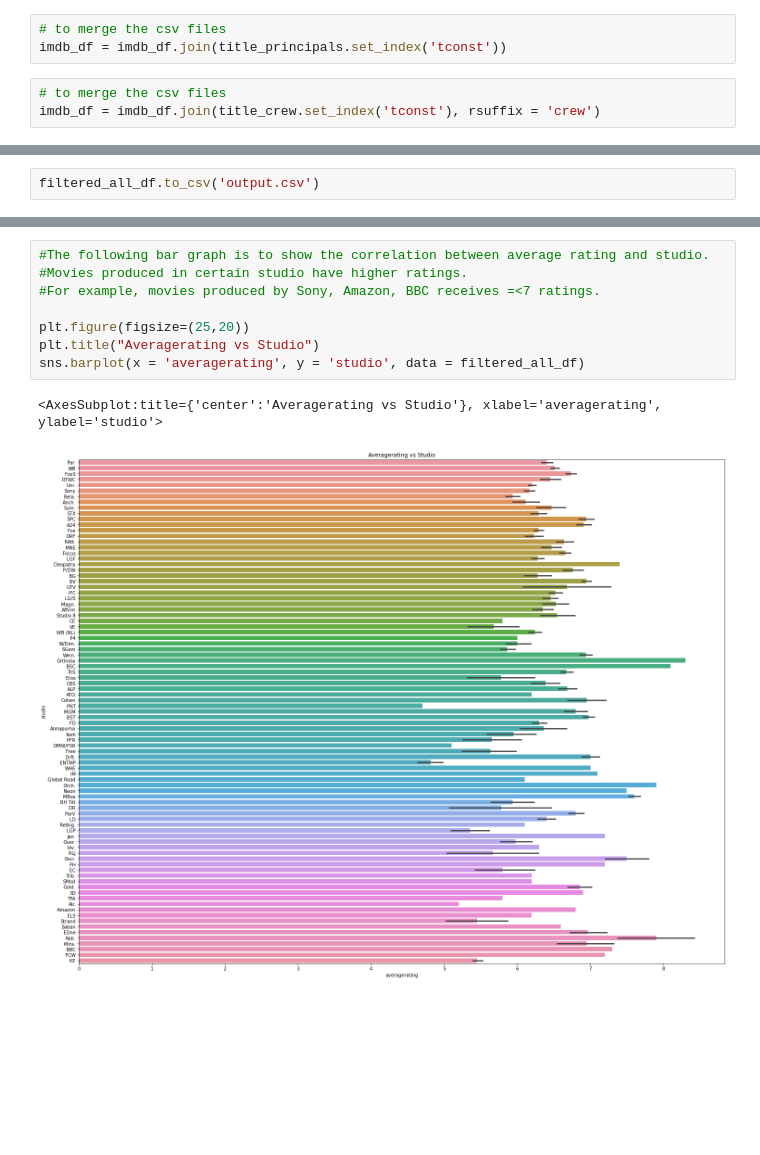
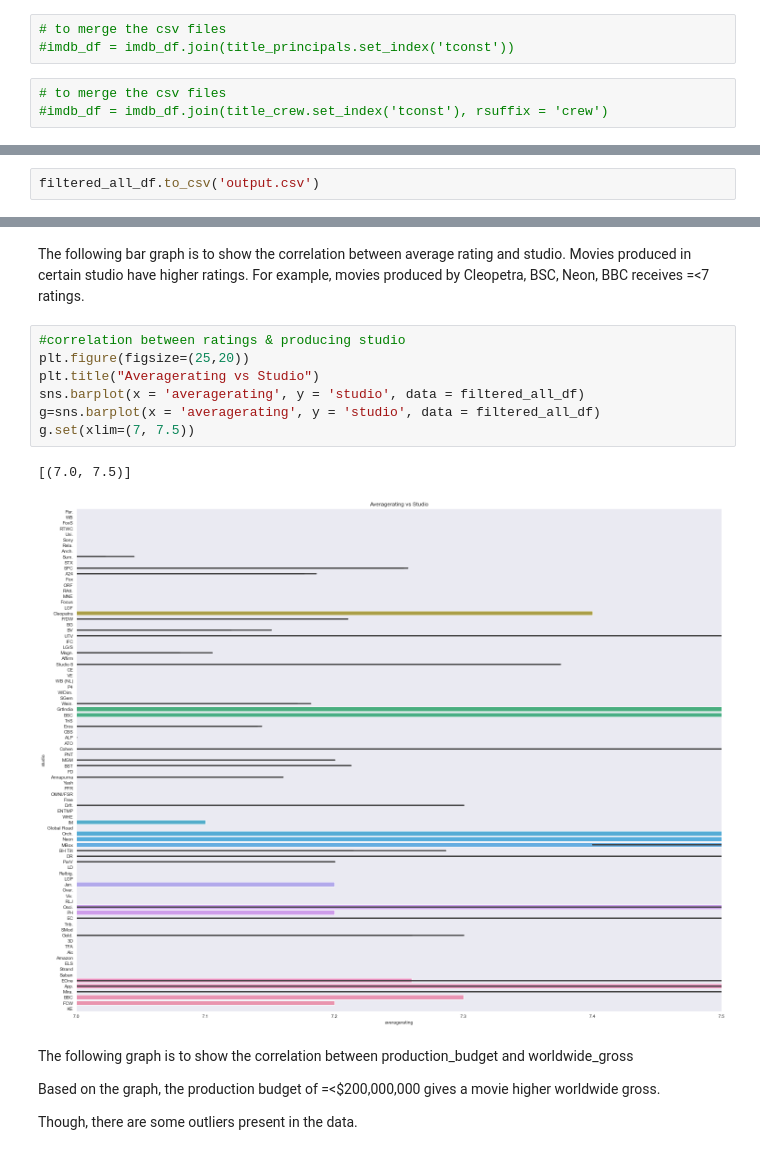
Before and after one commit to maliha1009/dsc-phase-1-project-v2-3, a Jupyter notebook: student.ipynb, the cells around one changed output, grey strips where cells are left out. Drawn from its saved outputs; the diff is of its cells as text; blank space fills up the shorter version.

```diff
--- a/student.ipynb
+++ b/student.ipynb
@@ -139,10 +158,10 @@ title_crew = pd.read_csv('zippedData/imdb.title.crew.csv.gz')
 imdb_df = title_ratings.set_index('tconst').join(title_basics.set_index('tconst'))
 # %%
 # to merge the csv files
-imdb_df = imdb_df.join(title_principals.set_index('tconst'))
+#imdb_df = imdb_df.join(title_principals.set_index('tconst'))
 # %%
 # to merge the csv files
-imdb_df = imdb_df.join(title_crew.set_index('tconst'), rsuffix = 'crew')
+#imdb_df = imdb_df.join(title_crew.set_index('tconst'), rsuffix = 'crew')
 # %%
 #to flag specific genre
 imdb_df['is_comedy']=imdb_df.genres.apply(is_comedy)
@@ -294,12 +323,22 @@ sns.barplot(x = 'is_romance', y = 'averagerating', data = filtered_all_df)
+# %% [markdown]
+The following bar graph is to show the correlation between average rating and studio.
+Movies produced in certain studio have higher ratings.
+For example, movies produced by Cleopetra, BSC, Neon, BBC receives =<7 ratings.
 # %%
-#The following bar graph is to show the correlation between average rating and studio.
-#Movies produced in certain studio have higher ratings.
-#For example, movies produced by Sony, Amazon, BBC receives =<7 ratings.
-
+#correlation between ratings & producing studio
 plt.figure(figsize=(25,20))
 plt.title("Averagerating vs Studio")
 sns.barplot(x = 'averagerating', y = 'studio', data = filtered_all_df)
+g=sns.barplot(x = 'averagerating', y = 'studio', data = filtered_all_df)
+g.set(xlim=(7, 7.5))
 # %% [output]
-<AxesSubplot:title={'center':'Averagerating vs Studio'}, xlabel='averagerating', ylabel='studio'>
+[(7.0, 7.5)]
-[figure, old version]
+[figure, new version]
+# %% [markdown]
+The following graph is to show the correlation between production_budget and worldwide_gross
+
+
+Based on the graph, the production budget of =<$200,000,000 gives a movie higher worldwide gross.
+
+Though, there are some outliers present in the data.
 # %%
```
Also changed, not shown: parts of 38 cells of this notebook, 1 other file.
